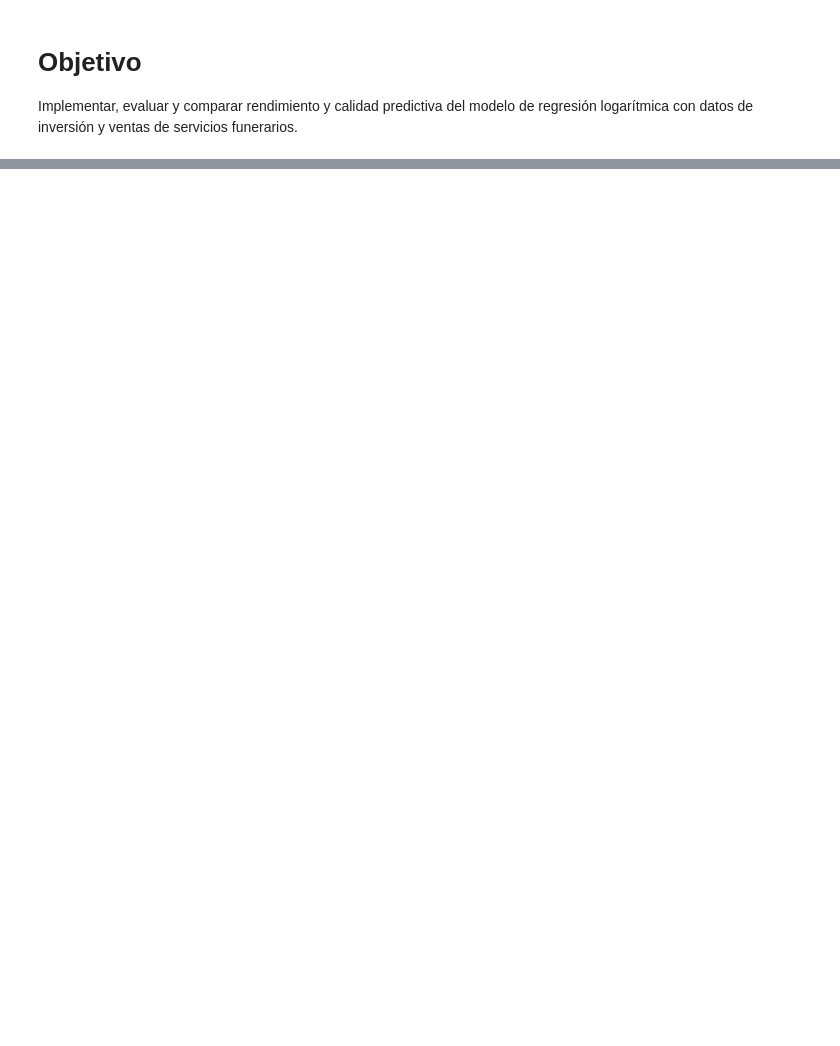
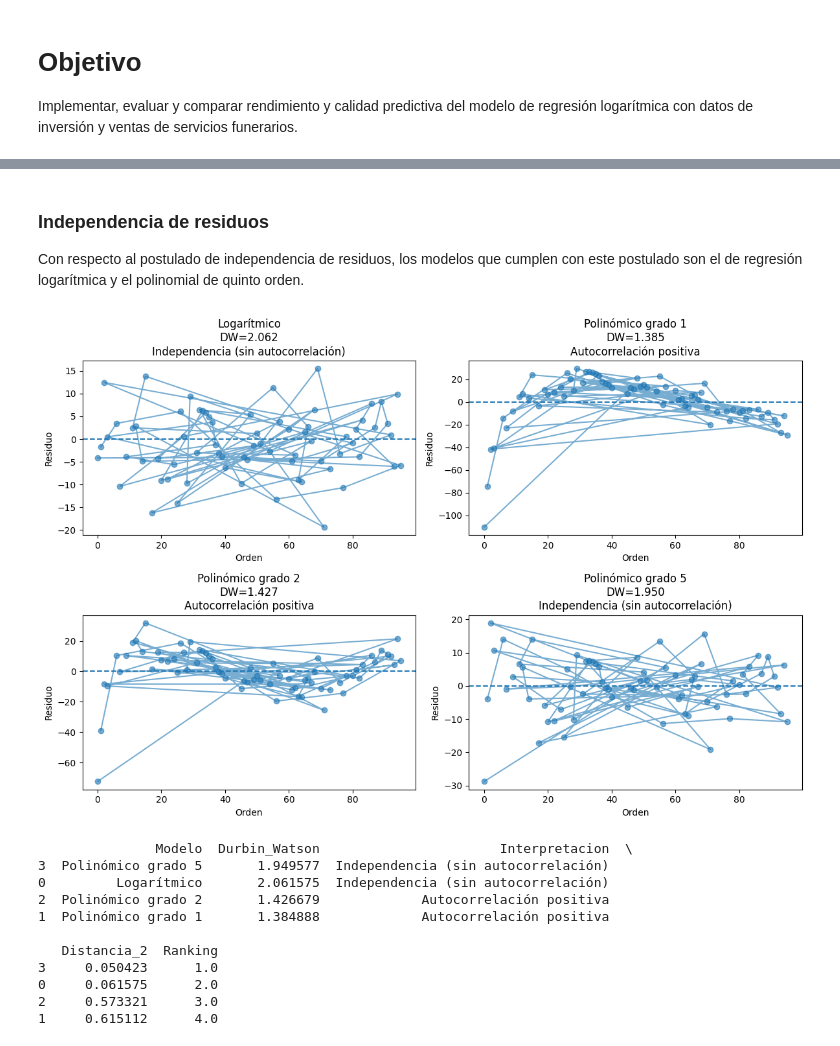
Before and after one commit to rpizarrog/Libro-Aprendizaje-Automatico.-Casos-de-Estudio-con-R-y-Python, a Jupyter notebook: Python NoteBooks/Caso_de_regresión_logarítmica_con_datos_de_inversión_y_ventas_de_servicios_funerarios.ipynb, the cells around one changed output, grey strips where cells are left out. Cells and saved outputs as stored; diff of their text form; code cells hidden in the pictures; blank space fills up the shorter version.

```diff
--- a/Python NoteBooks/Caso_de_regresión_logarítmica_con_datos_de_inversión_y_ventas_de_servicios_funerarios.ipynb
+++ b/Python NoteBooks/Caso_de_regresión_logarítmica_con_datos_de_inversión_y_ventas_de_servicios_funerarios.ipynb
@@ -22,0 +903,36 @@ El caso también se encuentra para su descarga y verificación en el enlace del
+# %% [markdown]
+### Independencia de residuos
+
+Con respecto al postulado de independencia de residuos, los modelos que cumplen con este postulado son el de regresión logarítmica y el polinomial de quinto orden.
+# %%
+modelos = [modelo_log, modelo_RP1, modelo_RP2, modelo_RP5]
+
+titulos = [
+    "Logarítmico",
+    "Polinómico grado 1",
+    "Polinómico grado 2",
+    "Polinómico grado 5"
+]
+
+ranking = f_verificar_independencia_residuos(
+    modelos,
+    datos_entrenamiento,
+    "inversion",
+    "ventas",
+    titulos
+)
+
+print(ranking)
+# %% [output]
+[figure, added]
+               Modelo  Durbin_Watson                       Interpretacion  \
+3  Polinómico grado 5       1.949577  Independencia (sin autocorrelación)
+0         Logarítmico       2.061575  Independencia (sin autocorrelación)
+2  Polinómico grado 2       1.426679             Autocorrelación positiva
+1  Polinómico grado 1       1.384888             Autocorrelación positiva
+
+   Distancia_2  Ranking
+3     0.050423      1.0
+0     0.061575      2.0
+2     0.573321      3.0
+1     0.615112      4.0
```
Also changed, not shown: parts of 33 cells of this notebook.
